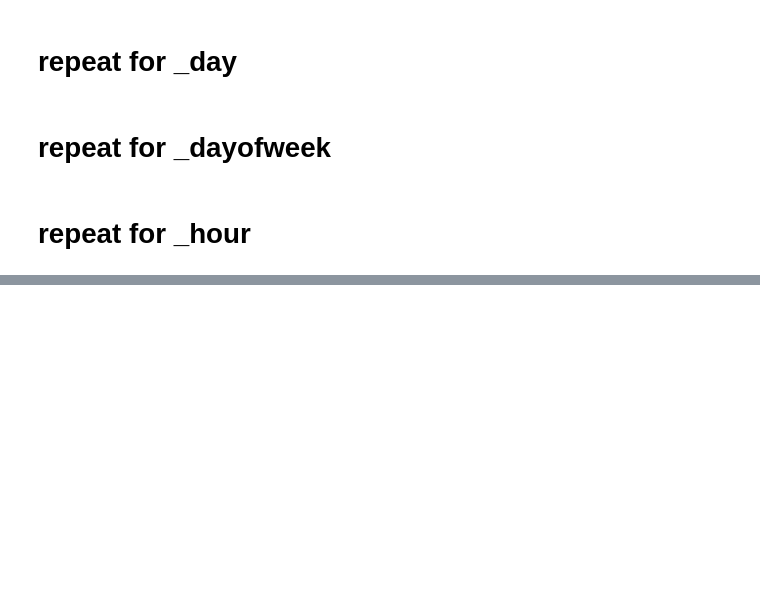
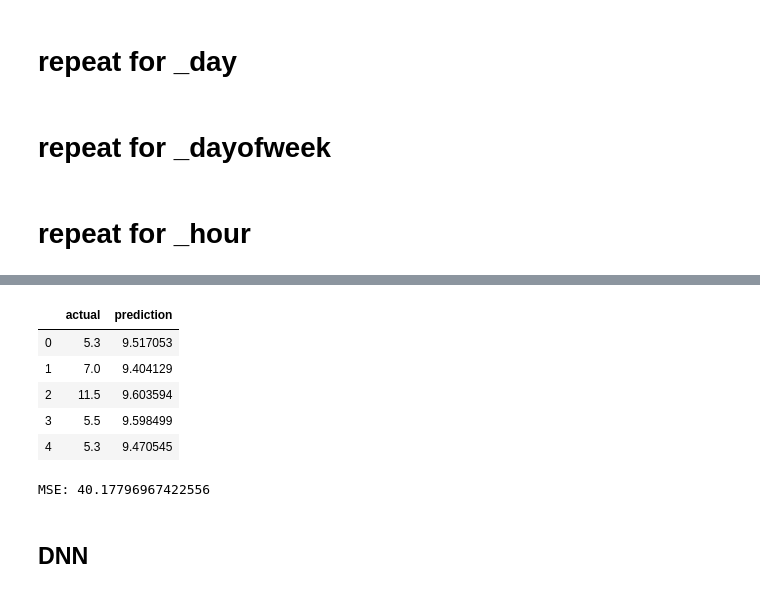
Before and after one commit to securetorobert/MEST, a Jupyter notebook: Scratchbook.ipynb, the cells around one changed output, grey strips where cells are left out. Drawn from its saved outputs; the diff is of its cells as text; code cells hidden in the pictures; blank space fills up the shorter version.

```diff
--- a/Scratchbook.ipynb
+++ b/Scratchbook.ipynb
@@ -427,0 +572,2 @@ Score: 0.0005125554309314273
+# %%
+estimator.train(input_fn=train_fn, steps=None)
@@ -427,0 +616,4 @@ Score: 0.0005125554309314273
+# %%
+p = estimator.predict(input_fn = eval_fn)
+# %%
+preds = np.array([item['predictions'][0] for item in p])
@@ -427,0 +633,11 @@ Score: 0.0005125554309314273
+# %%
+_c = pd.DataFrame({'actual': val[['fare_amount']].values.reshape(-1), 'prediction': preds.reshape(-1)})
+# %%
+_c.head()
+# %% [output]
+|  | actual | prediction |
+| 0 | 5.3 | 9.517053 |
+| 1 | 7.0 | 9.404129 |
+| 2 | 11.5 | 9.603594 |
+| 3 | 5.5 | 9.598499 |
+| 4 | 5.3 | 9.470545 |
@@ -427,0 +646,6 @@ Score: 0.0005125554309314273
+# %%
+print('MSE: {}'.format(mean_squared_error(val[['fare_amount']].values.reshape(-1), preds.reshape(-1))))
+# %% [output]
+MSE: 40.17796967422556
+# %% [markdown]
+## DNN
```
Also changed, not shown: parts of 75 cells of this notebook, 1 other file.
